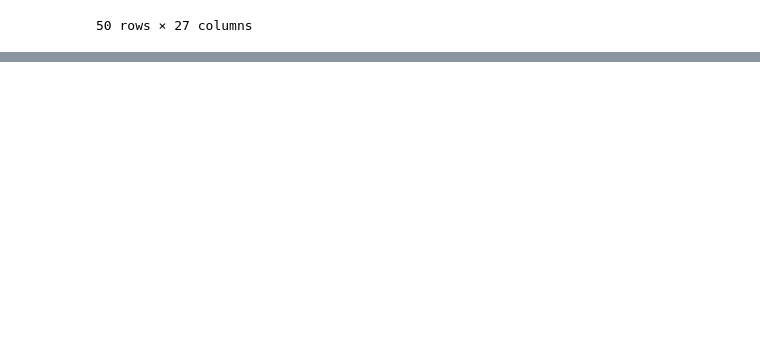
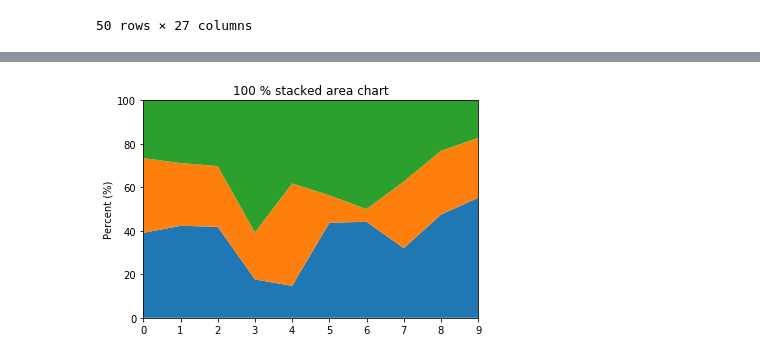
Before and after one commit to lucasjellema/jupyter-notebook-eredivisie, a Jupyter notebook: EredivisieResults_2016_2017.ipynb, the cells around one changed output, grey strips where cells are left out. Cells and saved outputs as stored; diff of their text form; code cells hidden in the pictures; blank space fills up the shorter version.

```diff
--- a/EredivisieResults_2016_2017.ipynb
+++ b/EredivisieResults_2016_2017.ipynb
@@ -605,0 +685,23 @@ fixtures.tail(50)
+# %%
+import numpy as np
+from matplotlib import pyplot as plt
+
+fnx = lambda : np.random.randint(5, 50, 10)
+y = np.row_stack((fnx(), fnx(), fnx()))
+x = np.arange(10)
+
+# Make new array consisting of fractions of column-totals,
+# using .astype(float) to avoid integer division
+percent = y /  y.sum(axis=0).astype(float) * 100
+
+fig = plt.figure()
+ax = fig.add_subplot(111)
+
+ax.stackplot(x, percent)
+ax.set_title('100 % stacked area chart')
+ax.set_ylabel('Percent (%)')
+ax.margins(0, 0) # Set margins to avoid "whitespace"
+
+plt.show()
+# %% [output]
+[figure, added]
```
Also changed, not shown: parts of 5 cells of this notebook.
